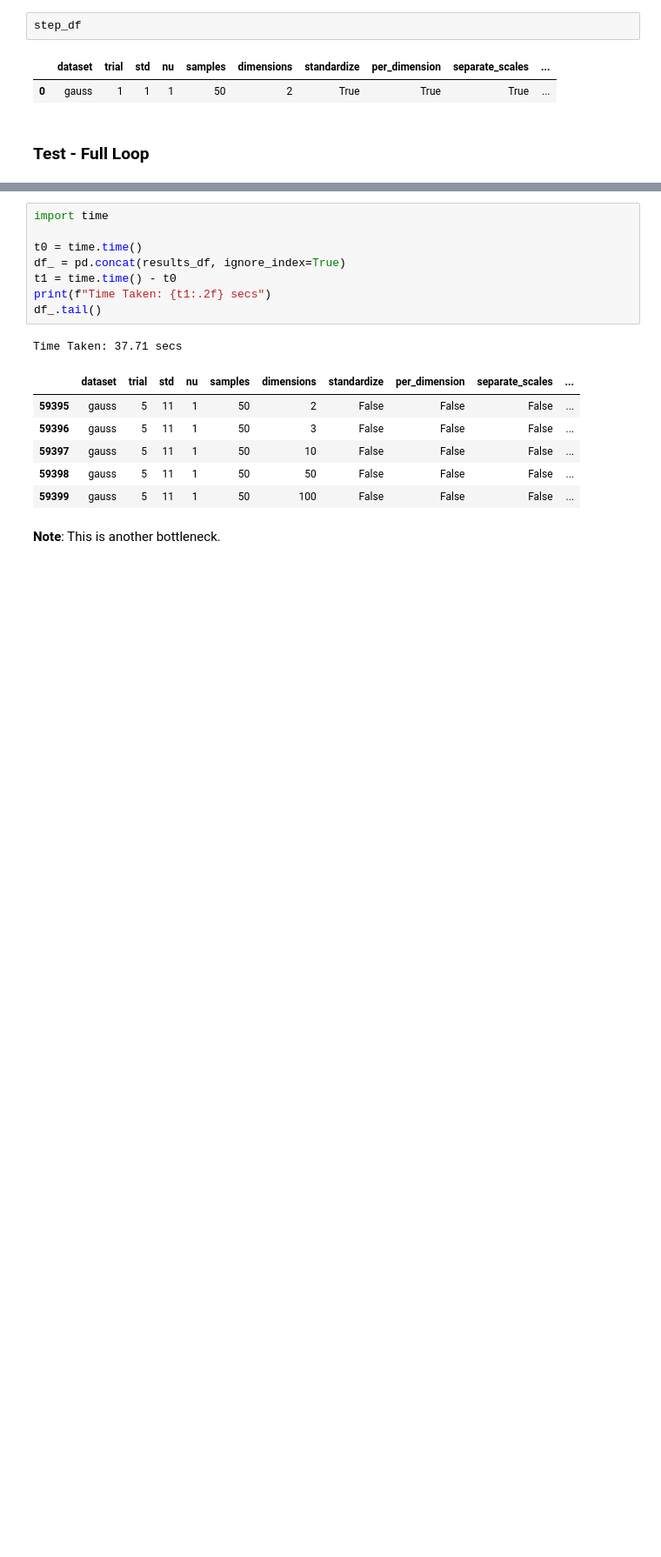
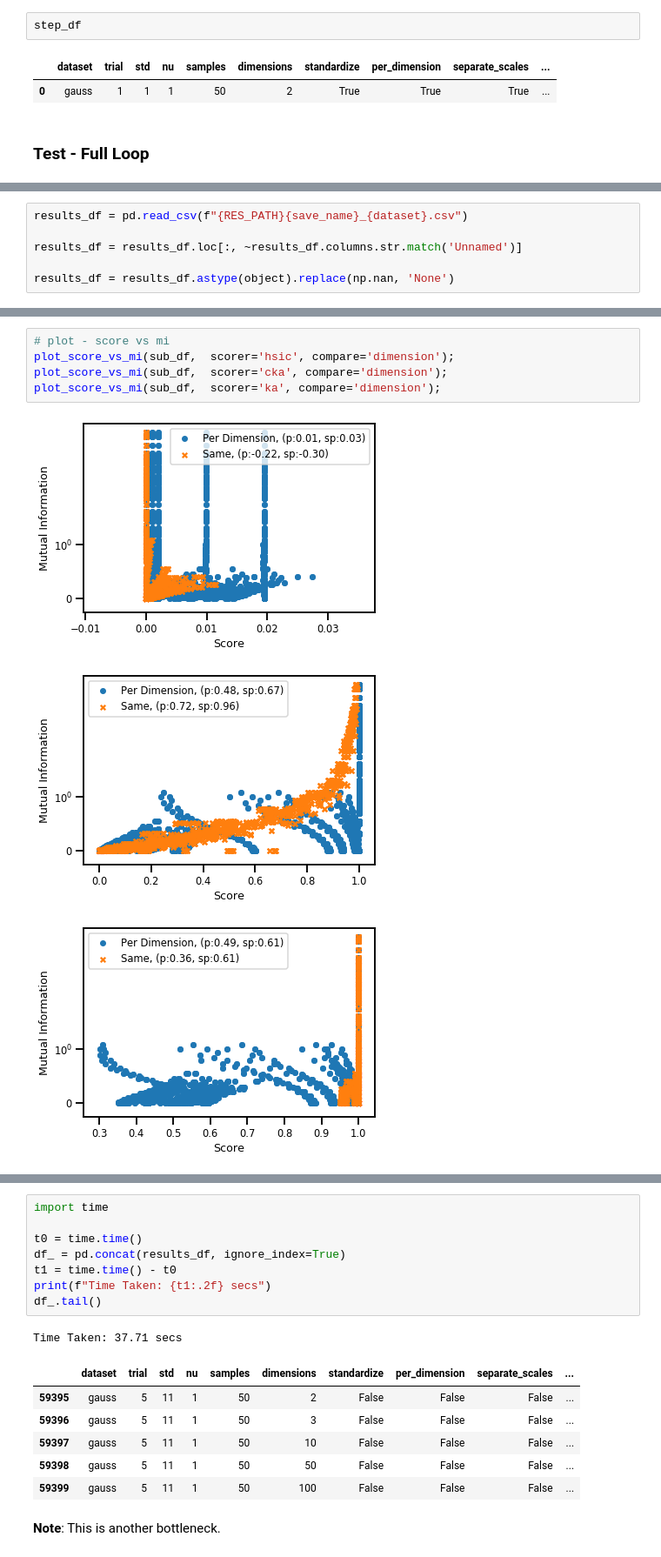
Before and after one commit to jejjohnson/hsic_alignment, a Jupyter notebook: notebooks/4_distributions/2.2_exp_mutual_info.ipynb, the cells around one changed output, grey strips where cells are left out. Shown at 87% size. Drawn from its saved outputs; the diff is of its cells as text; blank space fills up the shorter version.

```diff
--- a/notebooks/4_distributions/2.2_exp_mutual_info.ipynb
+++ b/notebooks/4_distributions/2.2_exp_mutual_info.ipynb
@@ -410,0 +582,6 @@ with tqdm(loop_params) as pbar:
+# %%
+results_df = pd.read_csv(f"{RES_PATH}{save_name}_{dataset}.csv")
+
+results_df = results_df.loc[:, ~results_df.columns.str.match('Unnamed')]
+
+results_df = results_df.astype(object).replace(np.nan, 'None')
@@ -410,0 +832,9 @@ with tqdm(loop_params) as pbar:
+# %%
+# plot - score vs mi
+plot_score_vs_mi(sub_df,  scorer='hsic', compare='dimension');
+plot_score_vs_mi(sub_df,  scorer='cka', compare='dimension');
+plot_score_vs_mi(sub_df,  scorer='ka', compare='dimension');
+# %% [output]
+[figure, added]
+[figure, added]
+[figure, added]
```
Also changed, not shown: parts of 43 cells of this notebook, 4 other files.
